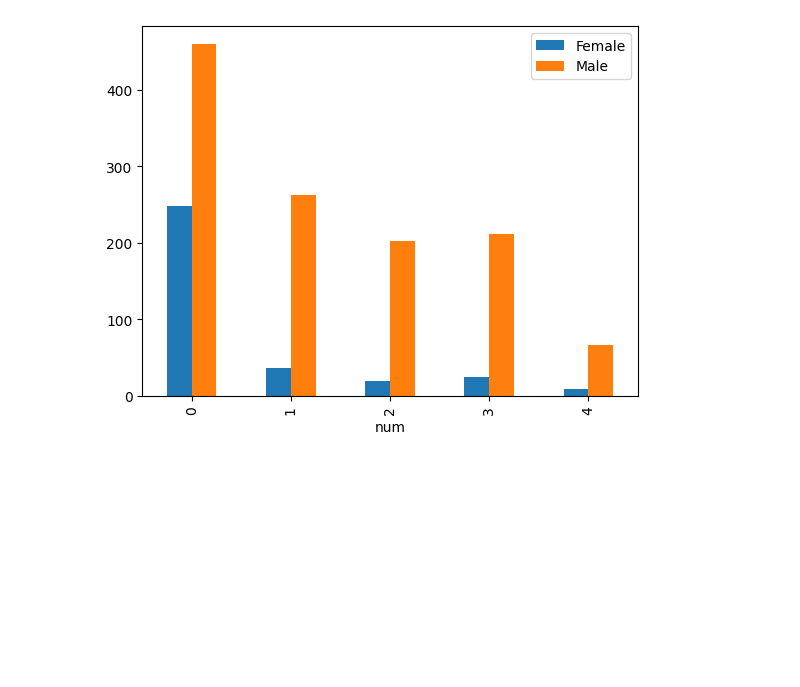
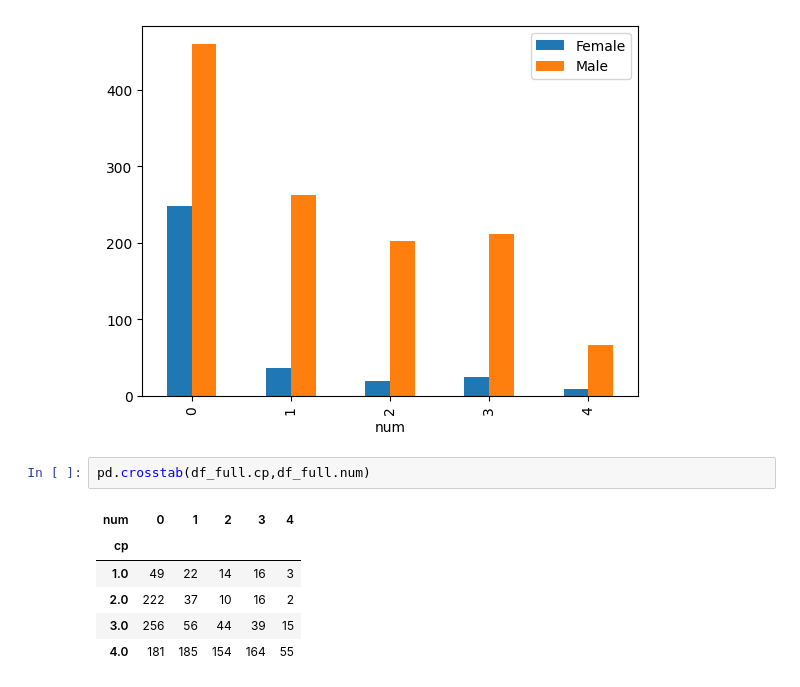
Before and after one commit to Abhi-pacific/heart-disease-prediction-project, a Jupyter notebook: Heart_disease_prediction.ipynb, the cells around one changed output. Drawn from its saved outputs; the diff is of its cells as text; blank space fills up the shorter version.

```diff
--- a/Heart_disease_prediction.ipynb
+++ b/Heart_disease_prediction.ipynb
@@ -344,3 +346,12 @@ ax.legend(['Female', 'Male'])
 # %% [output]
 <matplotlib.legend.Legend at 0x...>
 [figure]
+# %%
+pd.crosstab(df_full.cp,df_full.num)
+# %% [output]
+| num | 0 | 1 | 2 | 3 | 4 |
+| cp |  |  |  |  |  |
+| 1.0 | 49 | 22 | 14 | 16 | 3 |
+| 2.0 | 222 | 37 | 10 | 16 | 2 |
+| 3.0 | 256 | 56 | 44 | 39 | 15 |
+| 4.0 | 181 | 185 | 154 | 164 | 55 |
```
Also changed, not shown: parts of 10 cells of this notebook.
